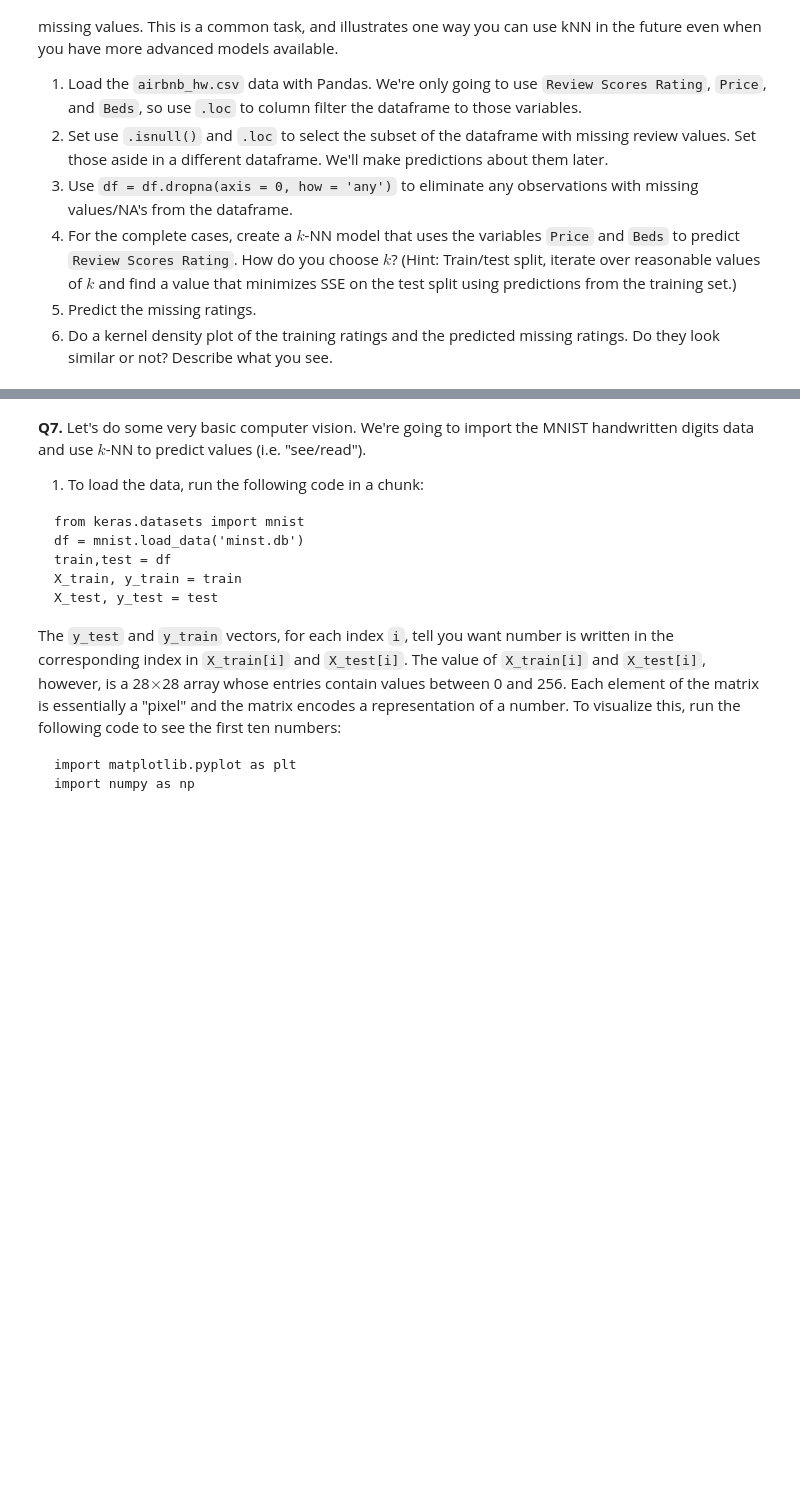
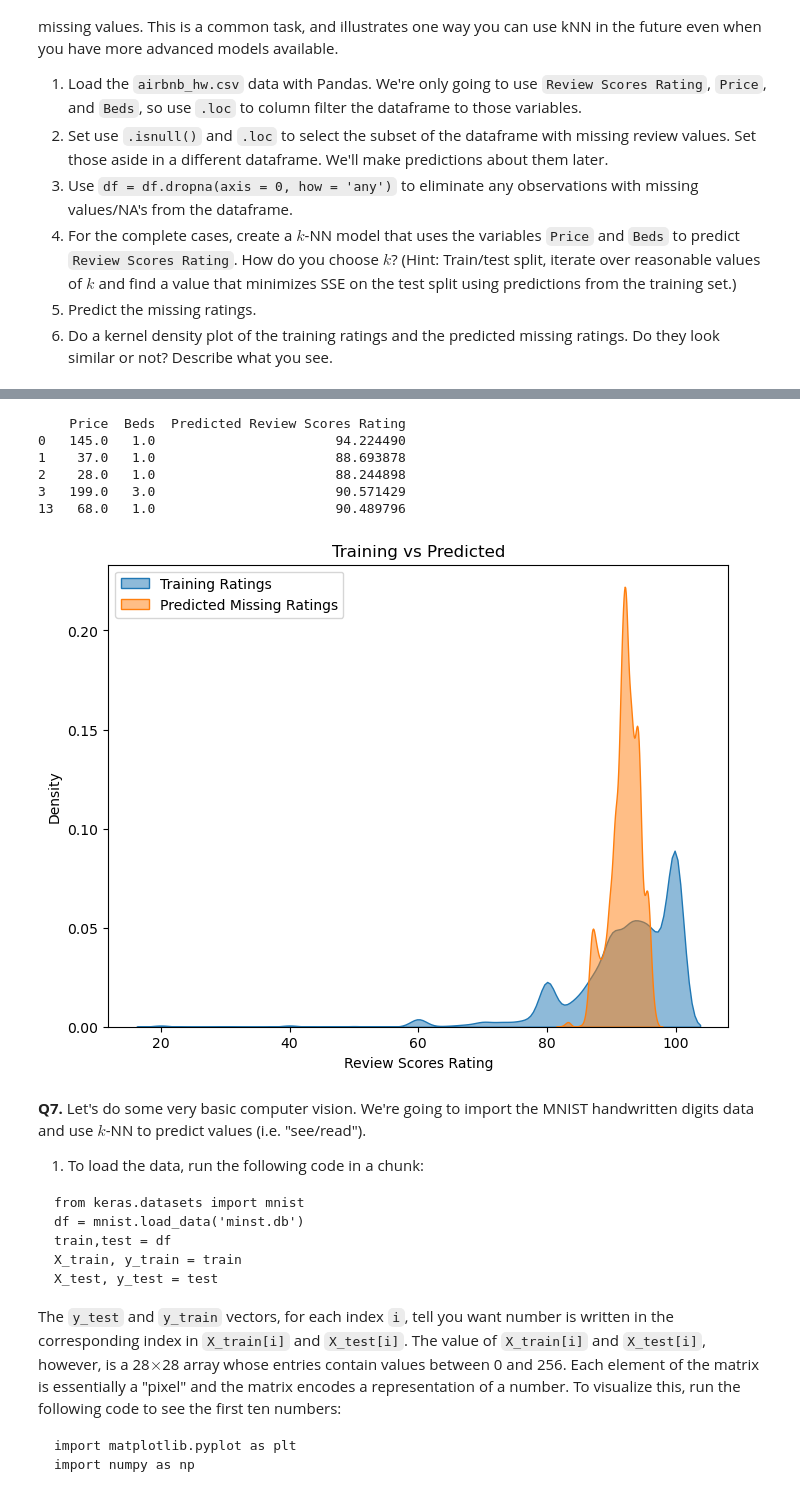
Before and after one commit to anthonyzhang4/HW3, a Jupyter notebook: 02_assignment_knn.ipynb, the cells around one changed output, grey strips where cells are left out. Saved outputs shown, nothing was run; the diff lists cells and outputs as text; code cells hidden in the pictures; blank space fills up the shorter version.

```diff
--- a/02_assignment_knn.ipynb
+++ b/02_assignment_knn.ipynb
@@ -301,0 +314,5 @@ There are 30,478 observations, but only 22,155 ratings. We're going to build a k
+# %%
+#2
+missing_df = df.loc[df['Review Scores Rating'].isnull()]
+print("Missing ratings dataframe shape:", missing_df.shape)
+missing_df.head()
@@ -301,0 +327,5 @@ There are 30,478 observations, but only 22,155 ratings. We're going to build a k
+# %%
+#3
+df = df.dropna(axis=0, how='any')
+print("Complete cases dataframe shape:", df.shape)
+df.head()
@@ -302,3 +381,45 @@ There are 30,478 observations, but only 22,155 ratings. We're going to build a k
+# %%
+#5
+missing_df['Price'] = pd.to_numeric(missing_df['Price'], errors='coerce')
+missing_df['Beds'] = pd.to_numeric(missing_df['Beds'], errors='coerce')
+missing_df = missing_df.dropna(subset=['Price', 'Beds'])  # Drop if conversion failed
+
+X_missing = missing_df[['Price', 'Beds']]
+train_min = X_train.min()
+train_max = X_train.max()
+u_missing = (X_missing - train_min) / (train_max - train_min)
+
+best_model = KNeighborsRegressor(n_neighbors=best_k)
+best_model.fit(u_train, y_train)
+
+predicted_ratings = best_model.predict(u_missing)
+missing_df['Predicted Review Scores Rating'] = predicted_ratings
+
+print(missing_df[['Price', 'Beds', 'Predicted Review Scores Rating']].head())
+# %% [output]
+    Price  Beds  Predicted Review Scores Rating
+0   145.0   1.0                       94.224490
+1    37.0   1.0                       88.693878
+2    28.0   1.0                       88.244898
+3   199.0   3.0                       90.571429
+13   68.0   1.0                       90.489796
+# %%
+#6
+import seaborn as sns
+
+plt.figure(figsize=(8, 6))
+sns.kdeplot(y_train, label='Training Ratings', fill=True, alpha=0.5)
+sns.kdeplot(predicted_ratings, label='Predicted Missing Ratings', fill=True, alpha=0.5)
+plt.xlabel('Review Scores Rating')
+plt.ylabel('Density')
+plt.title('Training vs Predicted')
+plt.legend()
+plt.show()
+#Both distributions have similar shapes and look quite similar, being centered around 90/95 for each. The training ratings have a wider spread
+#and the predicted ratings have a tighter density but they still follow the same general shape. This means that our filling of missing values
+#was very reasonable and it captured our overall distribution nicely.
+# %% [output]
+[figure, added]
 # %% [markdown]
 **Q7.** Let's do some very basic computer vision. We're going to import the MNIST handwritten digits data and use $k$-NN to predict values (i.e. "see/read").
 
```
Also changed, not shown: parts of 6 cells of this notebook.
